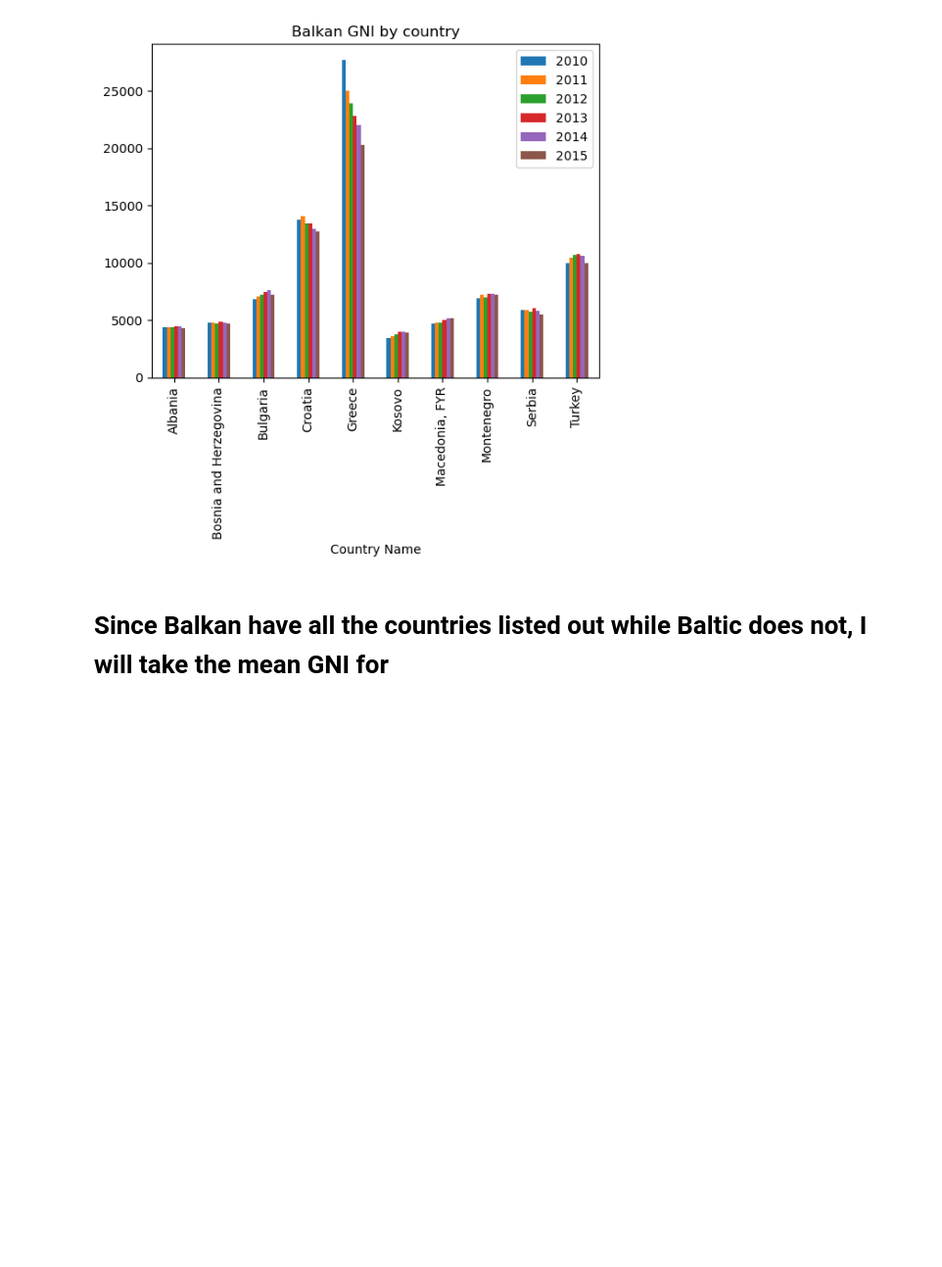
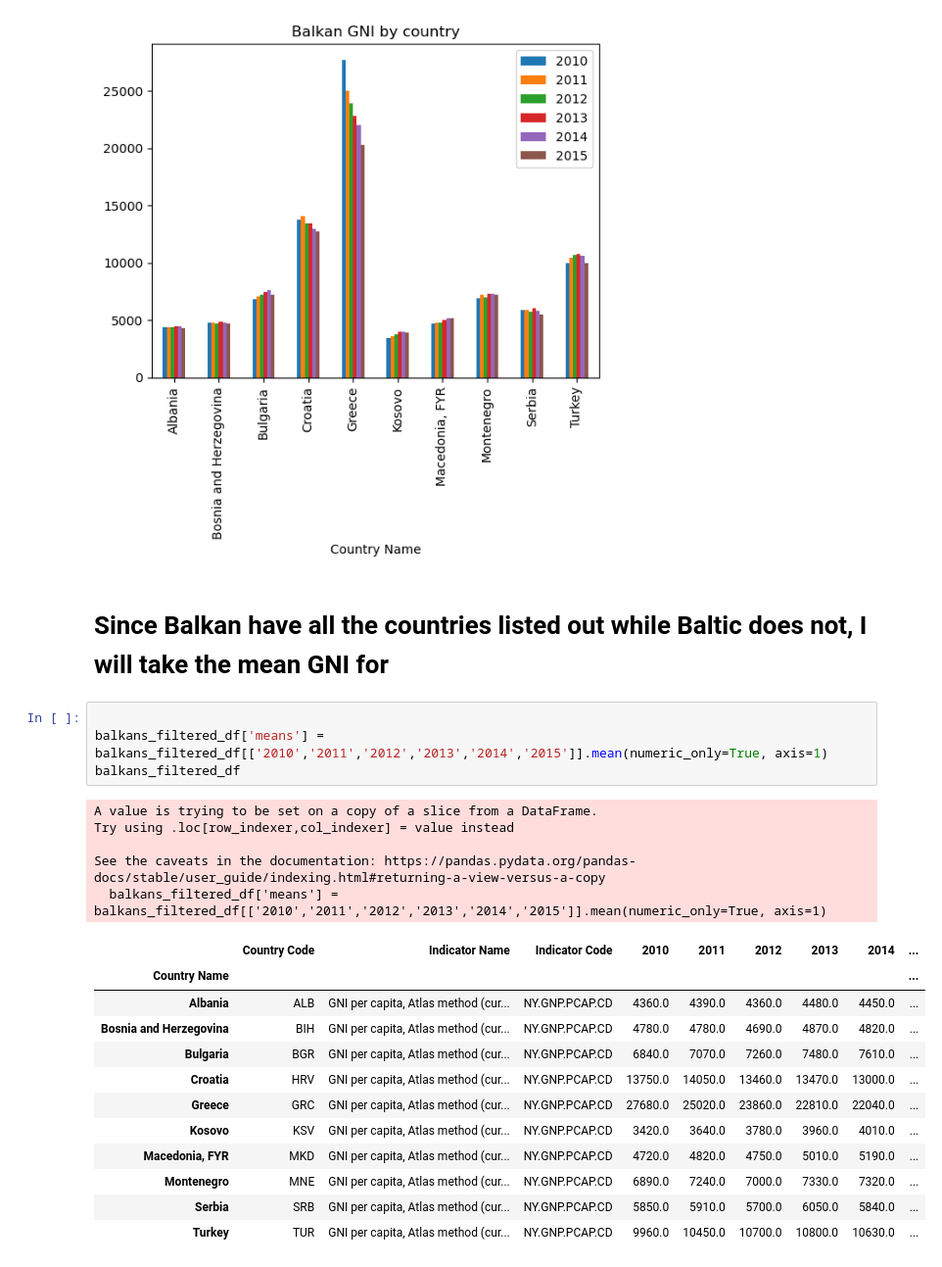
Before and after one commit to jhardin7612/python_eda_case_study, a Jupyter notebook: Andy-Explore.ipynb, the cells around one changed output. Shown at 98% size. Saved outputs shown, nothing was run; the diff lists cells and outputs as text; blank space fills up the shorter version.

```diff
--- a/Andy-Explore.ipynb
+++ b/Andy-Explore.ipynb
@@ -127,3 +113,25 @@ balkans_filtered_df
 [figure]
 # %% [markdown]
 # Since Balkan have all the countries listed out while Baltic does not, I will take the mean GNI for
+# %%
+
+balkans_filtered_df['means'] = balkans_filtered_df[['2010','2011','2012','2013','2014','2015']].mean(numeric_only=True, axis=1)
+balkans_filtered_df
+# %% [output]
+A value is trying to be set on a copy of a slice from a DataFrame.
+Try using .loc[row_indexer,col_indexer] = value instead
+
+See the caveats in the documentation: https://pandas.pydata.org/pandas-docs/stable/user_guide/indexing.html#returning-a-view-versus-a-copy
+  balkans_filtered_df['means'] = balkans_filtered_df[['2010','2011','2012','2013','2014','2015']].mean(numeric_only=True, axis=1)
+|  | Country Code | Indicator Name | Indicator Code | 2010 | 2011 | 2012 | 2013 | 2014 | ... |
+| Country Name |  |  |  |  |  |  |  |  | ... |
+| Albania | ALB | GNI per capita, Atlas method (cur... | NY.GNP.PCAP.CD | 4360.0 | 4390.0 | 4360.0 | 4480.0 | 4450.0 | ... |
+| Bosnia and Herzegovina | BIH | GNI per capita, Atlas method (cur... | NY.GNP.PCAP.CD | 4780.0 | 4780.0 | 4690.0 | 4870.0 | 4820.0 | ... |
+| Bulgaria | BGR | GNI per capita, Atlas method (cur... | NY.GNP.PCAP.CD | 6840.0 | 7070.0 | 7260.0 | 7480.0 | 7610.0 | ... |
+| Croatia | HRV | GNI per capita, Atlas method (cur... | NY.GNP.PCAP.CD | 13750.0 | 14050.0 | 13460.0 | 13470.0 | 13000.0 | ... |
+| Greece | GRC | GNI per capita, Atlas method (cur... | NY.GNP.PCAP.CD | 27680.0 | 25020.0 | 23860.0 | 22810.0 | 22040.0 | ... |
+| Kosovo | KSV | GNI per capita, Atlas method (cur... | NY.GNP.PCAP.CD | 3420.0 | 3640.0 | 3780.0 | 3960.0 | 4010.0 | ... |
+| Macedonia, FYR | MKD | GNI per capita, Atlas method (cur... | NY.GNP.PCAP.CD | 4720.0 | 4820.0 | 4750.0 | 5010.0 | 5190.0 | ... |
+| Montenegro | MNE | GNI per capita, Atlas method (cur... | NY.GNP.PCAP.CD | 6890.0 | 7240.0 | 7000.0 | 7330.0 | 7320.0 | ... |
+| Serbia | SRB | GNI per capita, Atlas method (cur... | NY.GNP.PCAP.CD | 5850.0 | 5910.0 | 5700.0 | 6050.0 | 5840.0 | ... |
+| Turkey | TUR | GNI per capita, Atlas method (cur... | NY.GNP.PCAP.CD | 9960.0 | 10450.0 | 10700.0 | 10800.0 | 10630.0 | ... |
```
Also changed, not shown: parts of 2 cells of this notebook.
